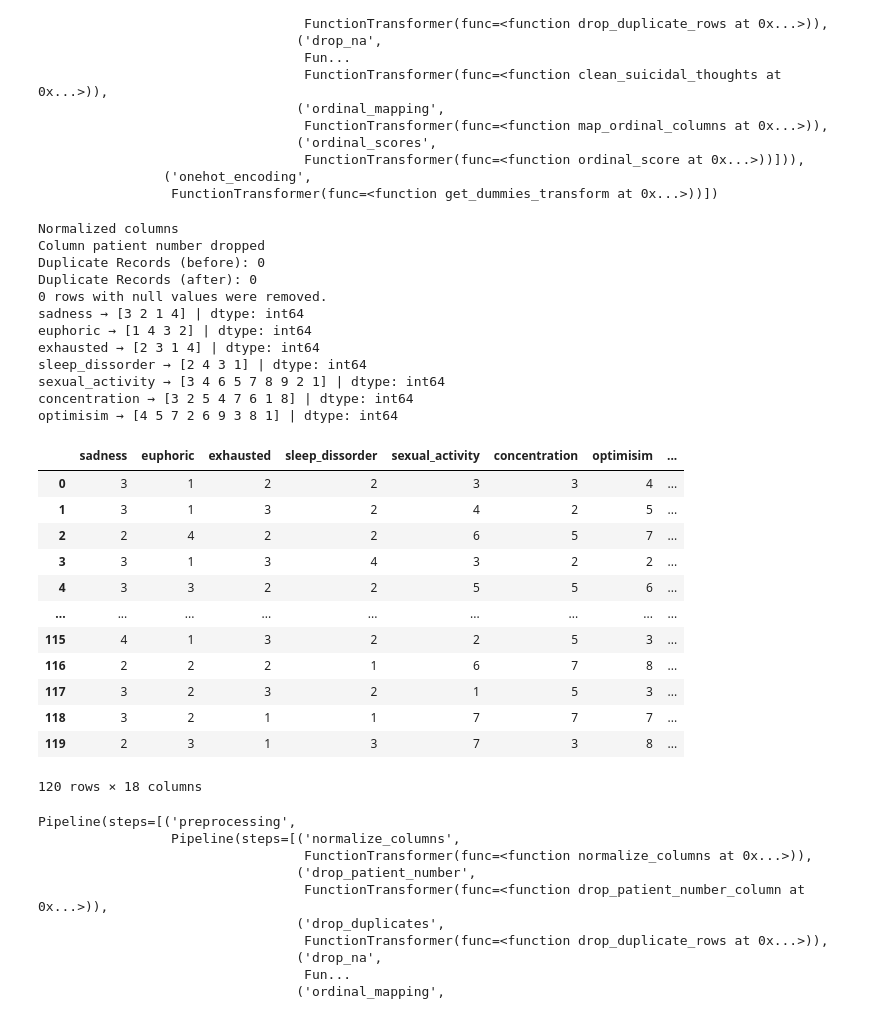
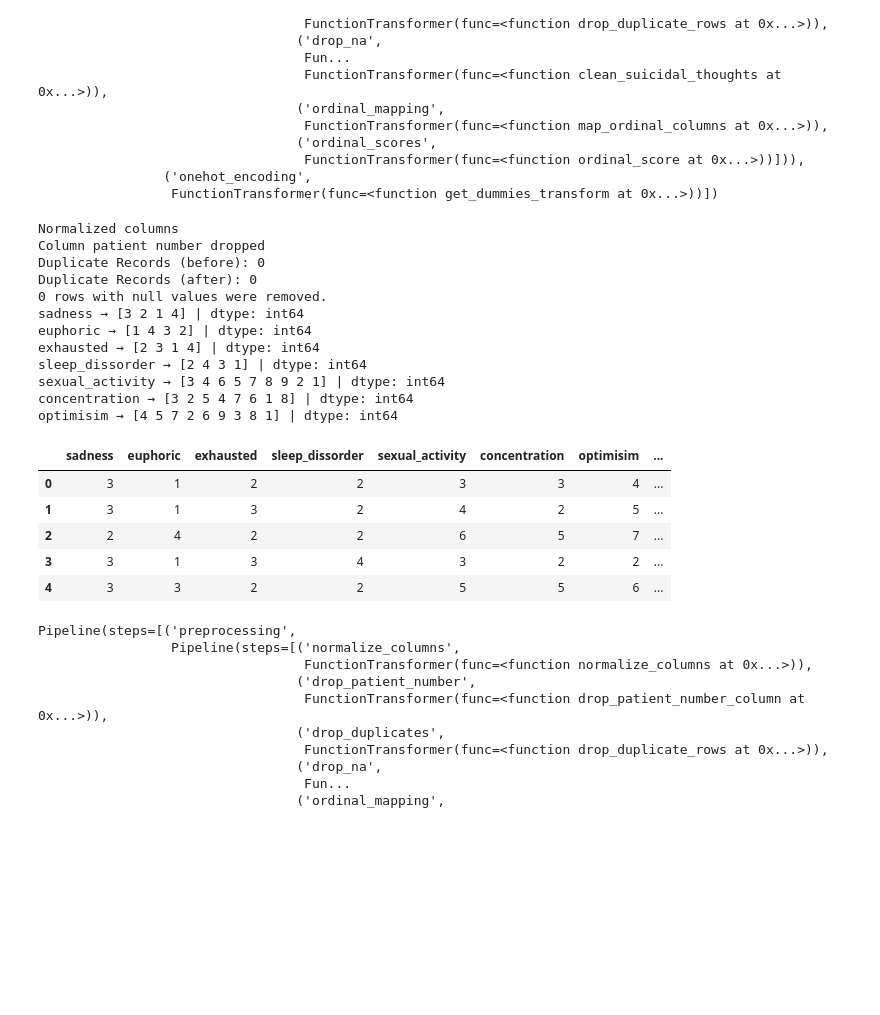
Before and after one commit to garayco/mental-disorder-classification-project, a Jupyter notebook: 03_best_model_pipeline.ipynb, the cells around one changed output. Saved outputs shown, nothing was run; the diff lists cells and outputs as text; code cells hidden in the pictures; blank space fills up the shorter version.

```diff
--- a/03_best_model_pipeline.ipynb
+++ b/03_best_model_pipeline.ipynb
@@ -384,7 +375,7 @@ Pipeline(steps=[('preprocessing',
                  FunctionTransformer(func=<function get_dummies_transform at 0x...>))])
 # %%
 data_F8 = pipeline_F8.fit_transform(data)
-data_F8
+data_F8.head()
 # %% [output]
 Normalized columns
 Column patient number dropped
@@ -394,23 +385,16 @@ Duplicate Records (after): 0
 sadness → [3 2 1 4] | dtype: int64
 euphoric → [1 4 3 2] | dtype: int64
 exhausted → [2 3 1 4] | dtype: int64
 sleep_dissorder → [2 4 3 1] | dtype: int64
 sexual_activity → [3 4 6 5 7 8 9 2 1] | dtype: int64
 concentration → [3 2 5 4 7 6 1 8] | dtype: int64
 optimisim → [4 5 7 2 6 9 3 8 1] | dtype: int64
 |  | sadness | euphoric | exhausted | sleep_dissorder | sexual_activity | concentration | optimisim | ... |
 | 0 | 3 | 1 | 2 | 2 | 3 | 3 | 4 | ... |
 | 1 | 3 | 1 | 3 | 2 | 4 | 2 | 5 | ... |
 | 2 | 2 | 4 | 2 | 2 | 6 | 5 | 7 | ... |
 | 3 | 3 | 1 | 3 | 4 | 3 | 2 | 2 | ... |
 | 4 | 3 | 3 | 2 | 2 | 5 | 5 | 6 | ... |
-| ... | ... | ... | ... | ... | ... | ... | ... | ... |
-| 115 | 4 | 1 | 3 | 2 | 2 | 5 | 3 | ... |
-| 116 | 2 | 2 | 2 | 1 | 6 | 7 | 8 | ... |
-| 117 | 3 | 2 | 3 | 2 | 1 | 5 | 3 | ... |
-| 118 | 3 | 2 | 1 | 1 | 7 | 7 | 7 | ... |
-| 119 | 2 | 3 | 1 | 3 | 7 | 3 | 8 | ... |
-120 rows × 18 columns
 # %%
 def drop_high_corr_cols(d, threshold=0.9, target_col='expert_diagnose'):
     d = pd.DataFrame(d).copy()
```
Also changed, not shown: parts of 21 cells of this notebook, 4 other files.
